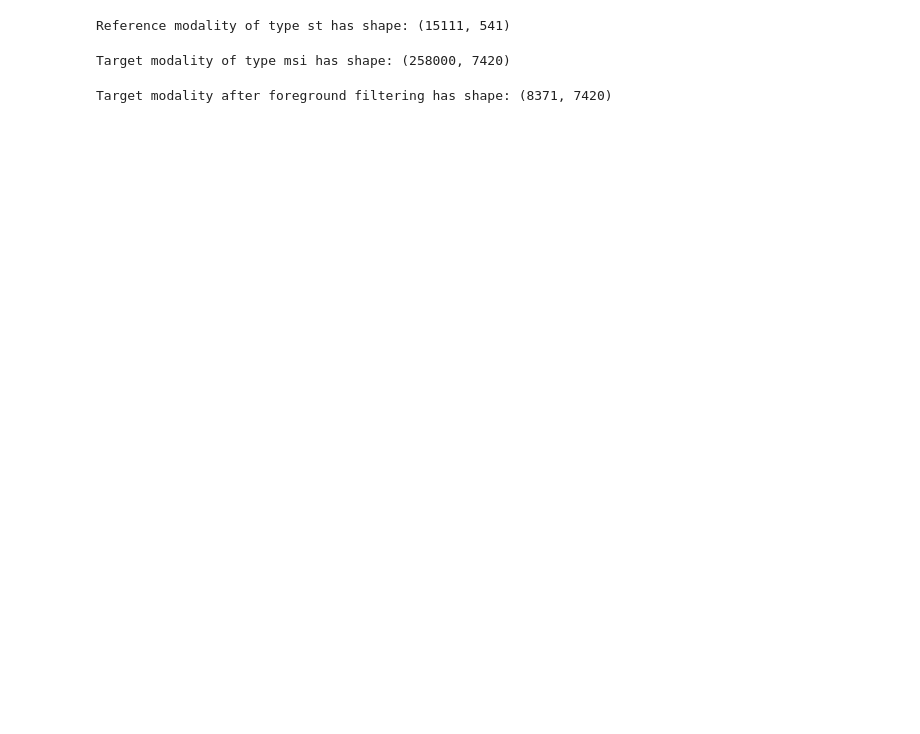
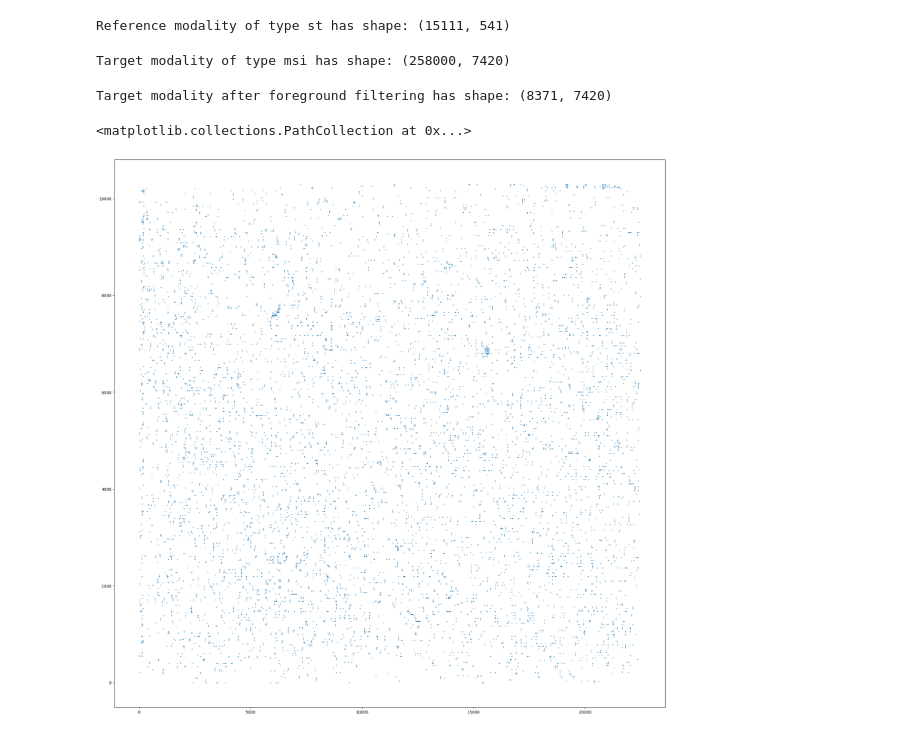
Before and after one commit to sifrimlab/FOCUS, a Jupyter notebook: notebooks/alignment.ipynb, the cells around one changed output. Saved outputs shown, nothing was run; the diff lists cells and outputs as text; code cells hidden in the pictures; blank space fills up the shorter version.

```diff
--- a/notebooks/alignment.ipynb
+++ b/notebooks/alignment.ipynb
@@ -61,4 +61,10 @@ if TARGET_MODALITY_TYPE in [ModalityType.ST, ModalityType.MSI]:
     print(f"Target modality after foreground filtering has shape: {target_payload.shape}")
 # %% [output]
 Target modality after foreground filtering has shape: (8371, 7420)
+# %%
+plt.figure(figsize=(25, 25))
+plt.scatter(target_payload.obsm['spatial'][:, 0], target_payload.obsm['spatial'][:, 1], s=1)
+# %% [output]
+<matplotlib.collections.PathCollection at 0x...>
+[figure, added]
 # %%
```
Also changed, not shown: parts of 1 cell of this notebook, 3 other files.
